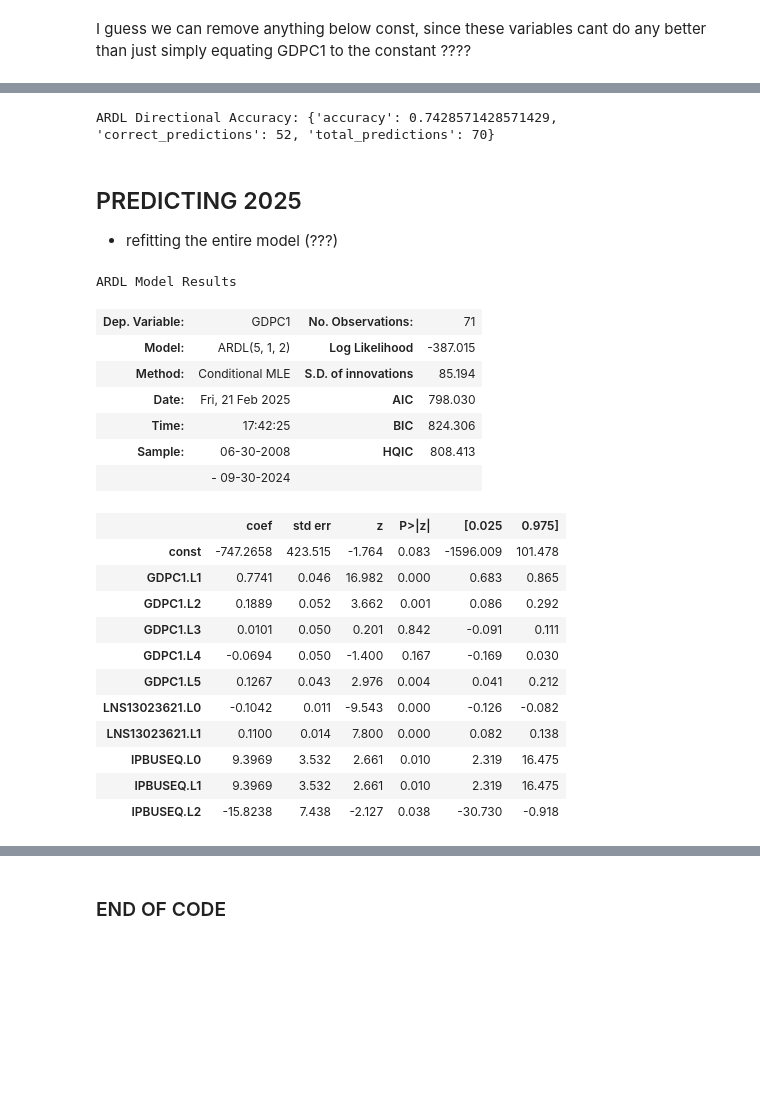
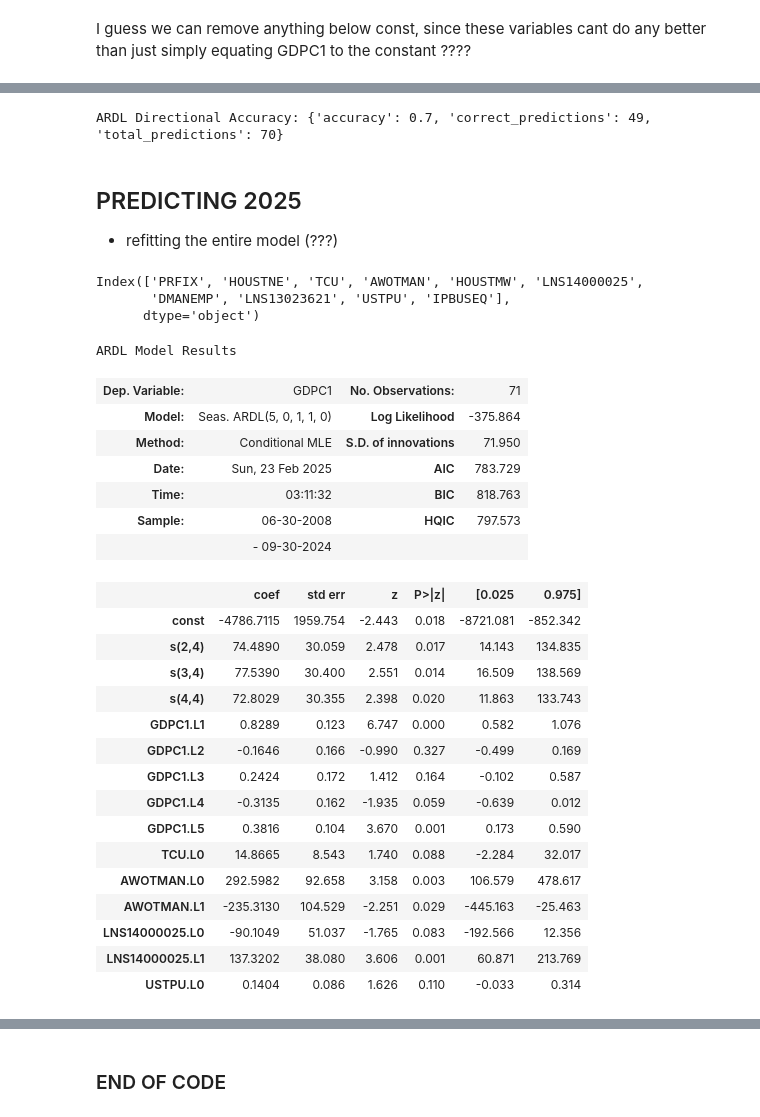
Before and after one commit to turrrray/dsedatathon, a Jupyter notebook: NUS_DSESC_DATABUSTERS_18.ipynb, the cells around one changed output, grey strips where cells are left out. Drawn from its saved outputs; the diff is of its cells as text; code cells hidden in the pictures; blank space fills up the shorter version.

```diff
--- a/NUS_DSESC_DATABUSTERS_18.ipynb
+++ b/NUS_DSESC_DATABUSTERS_18.ipynb
@@ -226,0 +250,12 @@ quar_final.head()
+# %%
+quar_final.loc['2020Q3':"2020Q3",:]=np.nan
+
+
+# Convert PeriodIndex to DatetimeIndex
+quar_final.index = quar_final.index.to_timestamp()
+
+# Perform polynomial interpolation
+quar_final = quar_final.interpolate(method='polynomial', order=2)
+
+# (Optional) Convert back to PeriodIndex if needed
+quar_final.index = quar_final.index.to_period('Q')
@@ -320,7 +369,7 @@ quar_df_test = quar_df_total[train_size:]
 optimal_model = auto_arima(quar_df_train['GDPC1'],
                          start_p=0, start_q=0, max_p=5, max_q=5,
                          seasonal=False,
-                         d=None, max_d=2,
+                         d=None, max_d=1,
                          trace=True,
                          error_action='ignore',
                          suppress_warnings=True,
@@ -526,17 +573,19 @@ def top_correlated(df, target_col="GDPC1", top_n=5):
     if target_col not in df.columns:
         raise ValueError(f"Column '{target_col}' not found in DataFrame")
 
-    # Compute correlations
-    correlations = df.corr()[target_col].drop(target_col)
+    correlations = df.corr()['GDPC1'].drop('GDPC1')
 
     # Sort by absolute correlation value in descending order
-    top_correlations = correlations.abs().sort_values(ascending=False).head(top_n)
+    top_correlations = correlations.abs().sort_values(ascending=False)
 
+    filtered_top_correlations=[]
+    for i in top_correlations.index:
+        if len(filtered_top_correlations) >= 5:
+            break
+        if i not in best:
+            filtered_top_correlations.append(i)
 
-    quar_df_top_corr = top_correlations
-    quar_df_top_corr_list= quar_df_top_corr.index.tolist()
-    quar_df_top_corr_list=["GDPC1"]+best+quar_df_top_corr_list #ADDS THE best Variable to the list FROM EARLIER, (obtained from the FRED QD report)
-    quar_df_top_corr=df[quar_df_top_corr_list]
+    quar_df_top_corr=df[filtered_top_correlations+best+['GDPC1']]
     return quar_df_top_corr
 # %% [markdown]
 ## change cutoff to vary runtime
@@ -564,7 +618,9 @@ https://www.statsmodels.org/devel/examples/notebooks/generated/autoregressive_di
 - maxlag=5 now, meaning the model can go up to maximum of 5 lags on each variable, BUT THE RUNTIME IS VERY LONG
 # %%
 maxlag=5
-maxorder=2
+maxorder=1
+
+#prev 5,1
 # %%
 
 sel_res_aic_lag5= ardl_select_order(endo,
@@ -666,7 +718,7 @@ def calculate_directional_accuracy(actual, predicted):
 ardl_accuracy = calculate_directional_accuracy(sliced_ardl_test_set, ardl_forecasts_lag_5)
 print("\nARDL Directional Accuracy:", ardl_accuracy)
 # %% [output]
-ARDL Directional Accuracy: {'accuracy': 0.7428571428571429, 'correct_predictions': 52, 'total_predictions': 70}
+ARDL Directional Accuracy: {'accuracy': 0.7, 'correct_predictions': 49, 'total_predictions': 70}
 # %% [markdown]
 ## PREDICTING 2025
 - refitting the entire model (???)
@@ -676,37 +728,47 @@ quar_df_total_top_corr = top_correlated(quar_df_total)
 smaller_quar_df_train= quar_df_total_top_corr[-cutoff:] #to reduce runtime
 pred_2025_endo = smaller_quar_df_train['GDPC1']
 pred_2025_exog=smaller_quar_df_train.drop(columns=['GDPC1'])
+# %%
+pred_2025_exog.columns
+# %% [output]
+Index(['PRFIX', 'HOUSTNE', 'TCU', 'AWOTMAN', 'HOUSTMW', 'LNS14000025',
+       'DMANEMP', 'LNS13023621', 'USTPU', 'IPBUSEQ'],
+      dtype='object')
 # %%
 pred_2025_sel_res_aic_lag5= ardl_select_order(pred_2025_endo,
                            exog=pred_2025_exog,
                            maxlag=maxlag,
                            maxorder=maxorder,
                           ic='aic',
                           trend='c',
-                          seasonal=False)
+                          seasonal=True)
 pred_2025_res_aic_lag5= pred_2025_sel_res_aic_lag5.model.fit()
 pred_2025_res_aic_lag5.summary()
 # %% [output]
 ARDL Model Results
 | Dep. Variable: | GDPC1 | No. Observations: | 71 |
-| Model: | ARDL(5, 1, 2) | Log Likelihood | -387.015 |
-| Method: | Conditional MLE | S.D. of innovations | 85.194 |
-| Date: | Fri, 21 Feb 2025 | AIC | 798.030 |
-| Time: | 17:42:25 | BIC | 824.306 |
-| Sample: | 06-30-2008 | HQIC | 808.413 |
+| Model: | Seas. ARDL(5, 0, 1, 1, 0) | Log Likelihood | -375.864 |
+| Method: | Conditional MLE | S.D. of innovations | 71.950 |
+| Date: | Sun, 23 Feb 2025 | AIC | 783.729 |
+| Time: | 03:11:32 | BIC | 818.763 |
+| Sample: | 06-30-2008 | HQIC | 797.573 |
 |  | - 09-30-2024 |  |  |
 |  | coef | std err | z | P>|z| | [0.025 | 0.975] |
-| const | -747.2658 | 423.515 | -1.764 | 0.083 | -1596.009 | 101.478 |
-| GDPC1.L1 | 0.7741 | 0.046 | 16.982 | 0.000 | 0.683 | 0.865 |
-| GDPC1.L2 | 0.1889 | 0.052 | 3.662 | 0.001 | 0.086 | 0.292 |
-| GDPC1.L3 | 0.0101 | 0.050 | 0.201 | 0.842 | -0.091 | 0.111 |
-| GDPC1.L4 | -0.0694 | 0.050 | -1.400 | 0.167 | -0.169 | 0.030 |
-| GDPC1.L5 | 0.1267 | 0.043 | 2.976 | 0.004 | 0.041 | 0.212 |
-| LNS13023621.L0 | -0.1042 | 0.011 | -9.543 | 0.000 | -0.126 | -0.082 |
-| LNS13023621.L1 | 0.1100 | 0.014 | 7.800 | 0.000 | 0.082 | 0.138 |
-| IPBUSEQ.L0 | 9.3969 | 3.532 | 2.661 | 0.010 | 2.319 | 16.475 |
-| IPBUSEQ.L1 | 9.3969 | 3.532 | 2.661 | 0.010 | 2.319 | 16.475 |
-| IPBUSEQ.L2 | -15.8238 | 7.438 | -2.127 | 0.038 | -30.730 | -0.918 |
+| const | -4786.7115 | 1959.754 | -2.443 | 0.018 | -8721.081 | -852.342 |
+| s(2,4) | 74.4890 | 30.059 | 2.478 | 0.017 | 14.143 | 134.835 |
+| s(3,4) | 77.5390 | 30.400 | 2.551 | 0.014 | 16.509 | 138.569 |
+| s(4,4) | 72.8029 | 30.355 | 2.398 | 0.020 | 11.863 | 133.743 |
+| GDPC1.L1 | 0.8289 | 0.123 | 6.747 | 0.000 | 0.582 | 1.076 |
+| GDPC1.L2 | -0.1646 | 0.166 | -0.990 | 0.327 | -0.499 | 0.169 |
+| GDPC1.L3 | 0.2424 | 0.172 | 1.412 | 0.164 | -0.102 | 0.587 |
+| GDPC1.L4 | -0.3135 | 0.162 | -1.935 | 0.059 | -0.639 | 0.012 |
+| GDPC1.L5 | 0.3816 | 0.104 | 3.670 | 0.001 | 0.173 | 0.590 |
+| TCU.L0 | 14.8665 | 8.543 | 1.740 | 0.088 | -2.284 | 32.017 |
+| AWOTMAN.L0 | 292.5982 | 92.658 | 3.158 | 0.003 | 106.579 | 478.617 |
+| AWOTMAN.L1 | -235.3130 | 104.529 | -2.251 | 0.029 | -445.163 | -25.463 |
+| LNS14000025.L0 | -90.1049 | 51.037 | -1.765 | 0.083 | -192.566 | 12.356 |
+| LNS14000025.L1 | 137.3202 | 38.080 | 3.606 | 0.001 | 60.871 | 213.769 |
+| USTPU.L0 | 0.1404 | 0.086 | 1.626 | 0.110 | -0.033 | 0.314 |
 # %%
 df_pred_2025_res_aic_lag_5= pd.DataFrame({"Coeff":pred_2025_res_aic_lag5.params, "P-value":pred_2025_res_aic_lag5.pvalues}).sort_values(by="P-value")
 df_pred_2025_res_aic_lag_5
```
Also changed, not shown: parts of 26 cells of this notebook.
